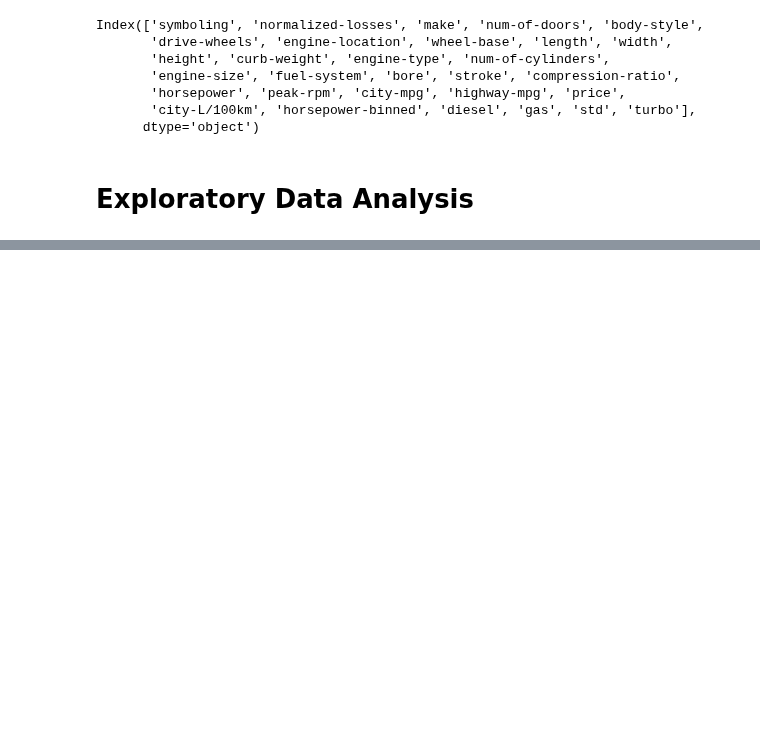
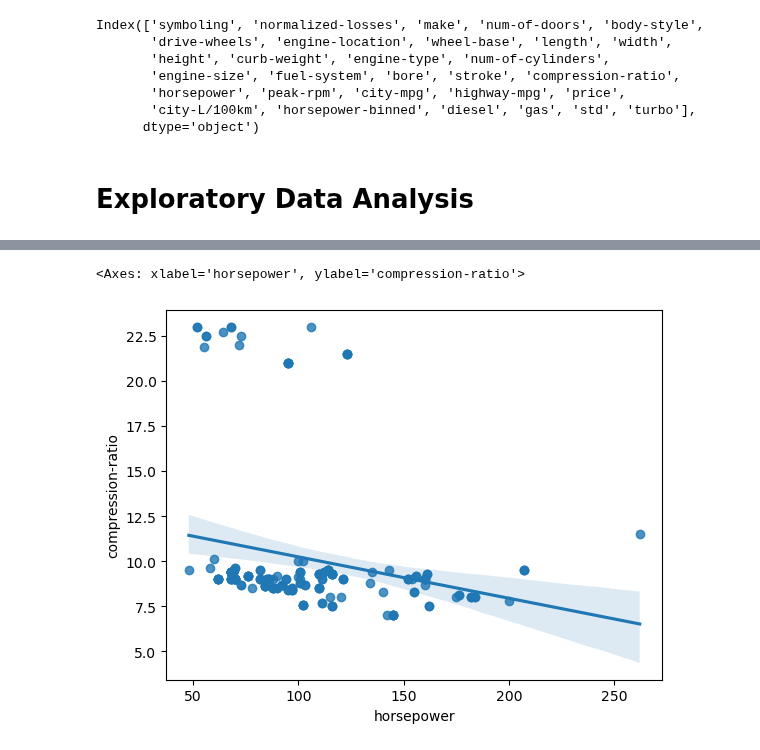
Before and after one commit to Immortal-Pi/IBMdatascience, a Jupyter notebook: dataAnalysis/carPricingDataset.ipynb, the cells around one changed output, grey strips where cells are left out. Cells and saved outputs as stored; diff of their text form; code cells hidden in the pictures; blank space fills up the shorter version.

```diff
--- a/dataAnalysis/carPricingDataset.ipynb
+++ b/dataAnalysis/carPricingDataset.ipynb
@@ -644,0 +694,5 @@ ModuleNotFoundError: No module named 'piplite'
+# %%
+sns.regplot(x='horsepower',y='compression-ratio',data=data1)
+# %% [output]
+<Axes: xlabel='horsepower', ylabel='compression-ratio'>
+[figure, added]
```
Also changed, not shown: parts of 23 cells of this notebook.
